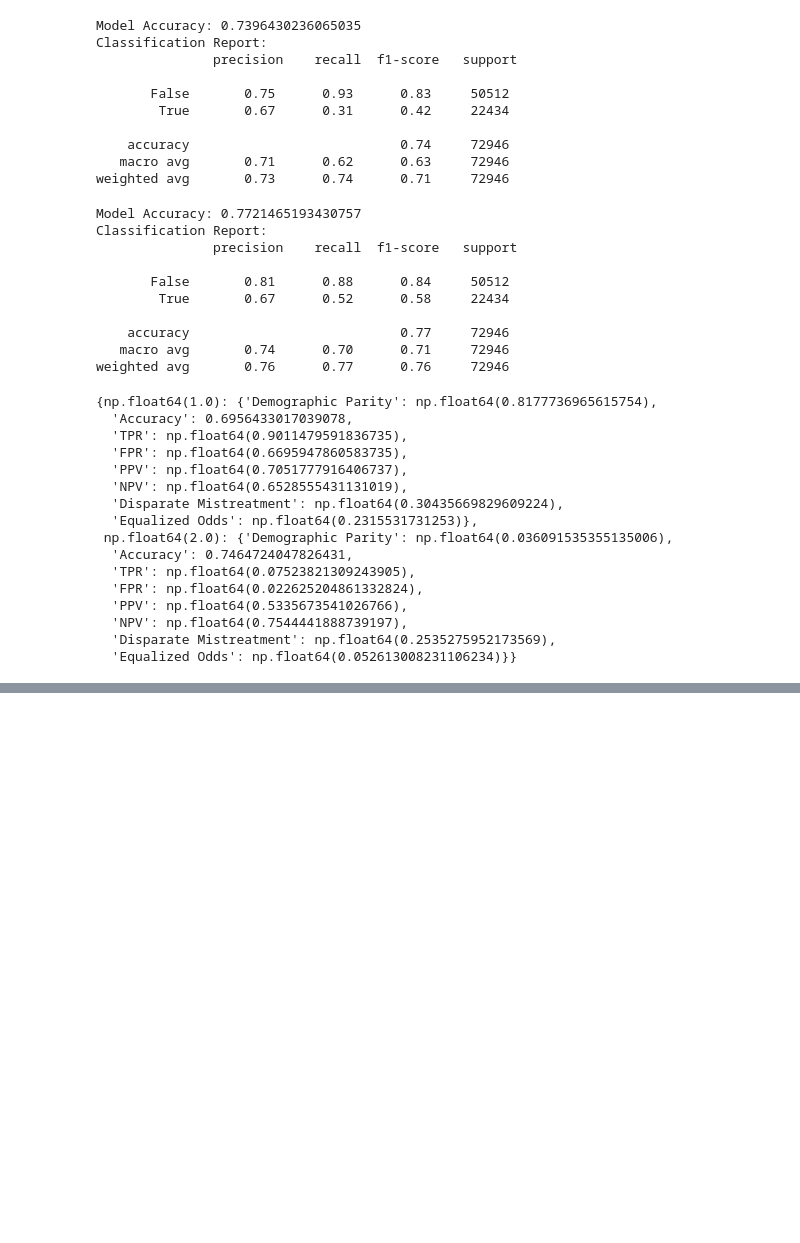
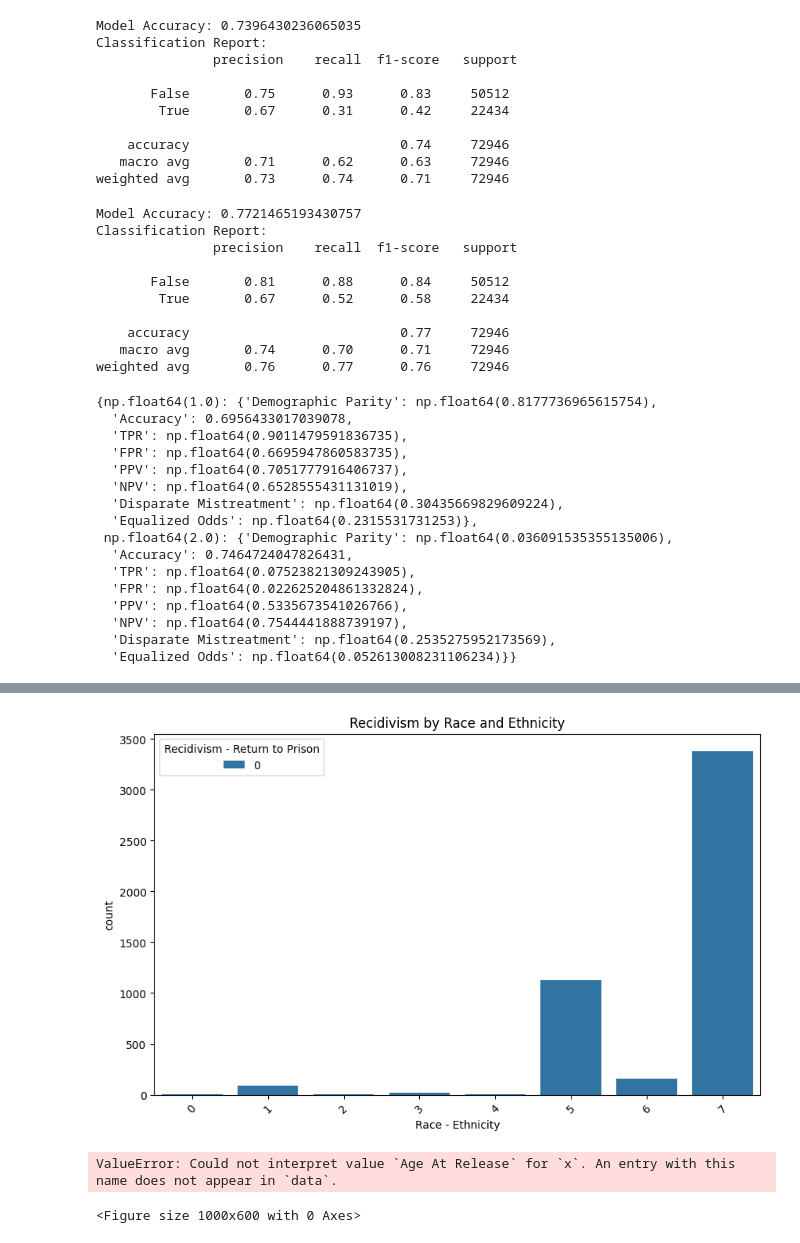
Before and after one commit to VIROOPAKSHC/Fair-And-Transparent-ML-Models, a Jupyter notebook: project.ipynb, the cells around one changed output, grey strips where cells are left out. Saved outputs shown, nothing was run; the diff lists cells and outputs as text; code cells hidden in the pictures; blank space fills up the shorter version.

```diff
--- a/project.ipynb
+++ b/project.ipynb
@@ -334,3 +334,78 @@ compute_fairness_metrics(y_test.to_pandas(),y_pred,X_test['DIS'])
   'NPV': np.float64(0.7544441888739197),
   'Disparate Mistreatment': np.float64(0.2535275952173569),
   'Equalized Odds': np.float64(0.052613008231106234)}}
+# %%
+from sklearn.preprocessing import LabelEncoder
+data = pd.read_csv("prison_recidivists_with_recidivism_type_only.csv")
+data = data.dropna()
+print(data.columns)
+# Convert categorical columns to category type
+categorical_cols = [
+    "Fiscal Year Released", "Recidivism Reporting Year", "Race - Ethnicity", "Age At Release ",
+    "Convicting Offense Classification", "Convicting Offense Type", "Convicting Offense Subtype",
+    "Release Type", "Part of Target Population", "Main Supervising District", "Recidivism - Return to Prison",
+    "New Conviction Offense Classification", "New Conviction Offense Type", "New Conviction Offense Sub Type"
+]
+data[categorical_cols] = data[categorical_cols].astype('category')
+
+# Encode categorical features
+label_encoders = {}
+for col in categorical_cols:
+    le = LabelEncoder()
+    data[col] = le.fit_transform(data[col])
+    label_encoders[col] = le
+
+# Define the target variable for fairness analysis
+target_col = "Recidivism - Return to Prison"  # Fairness evaluation based on likelihood of reoffending
+X = data.drop(columns=[target_col])
+y = data[target_col]
+
+# Split the dataset
+X_train, X_test, y_train, y_test = train_test_split(X, y, test_size=0.2, random_state=42, stratify=y)
+
+# Define preprocessing pipeline
+preprocessor = ColumnTransformer(
+    transformers=[
+        ('num', StandardScaler(), X.select_dtypes(include=['int64', 'float64']).columns.tolist()),
+        ('cat', OneHotEncoder(handle_unknown='ignore'), X.select_dtypes(include=['category']).columns.tolist())
+    ]
+)
+
+# Data Visualization
+plt.figure(figsize=(10,6))
+sns.countplot(x="Race - Ethnicity", hue=target_col, data=data)
+plt.title("Recidivism by Race and Ethnicity")
+plt.xticks(rotation=45)
+plt.show()
+
+plt.figure(figsize=(10,6))
+sns.countplot(x="Age At Release", hue=target_col, data=data)
+plt.title("Recidivism by Age Group")
+plt.xticks(rotation=45)
+plt.show()
+
+plt.figure(figsize=(10,6))
+sns.histplot(data["Days to Recidivism"], bins=50, kde=True)
+plt.title("Distribution of Days to Recidivism")
+plt.show()
+
+plt.figure(figsize=(10,6))
+sns.countplot(x="New Conviction Offense Type", hue=target_col, data=data)
+plt.title("Recidivism by New Conviction Offense Type")
+plt.xticks(rotation=45)
+plt.show()
+
+# Model Pipeline
+model_pipeline = Pipeline([
+    ('preprocessor', preprocessor),
+    ('classifier', LogisticRegression())
+])
+
+# Train Model
+model_pipeline.fit(X_train, y_train)
+
+# Evaluate Model
+y_pred = model_pipeline.predict(X_test)
+print("Model Accuracy:", accuracy_score(y_test, y_pred))
+print("Classification Report:\n", classification_report(y_test, y_pred))
+# %% [output]
@@ -336,0 +420,3 @@ compute_fairness_metrics(y_test.to_pandas(),y_pred,X_test['DIS'])
+[figure, added]
+ValueError: Could not interpret value `Age At Release` for `x`. An entry with this name does not appear in `data`.
+<Figure size 1000x600 with 0 Axes>
```
Also changed, not shown: parts of 1 cell of this notebook.
